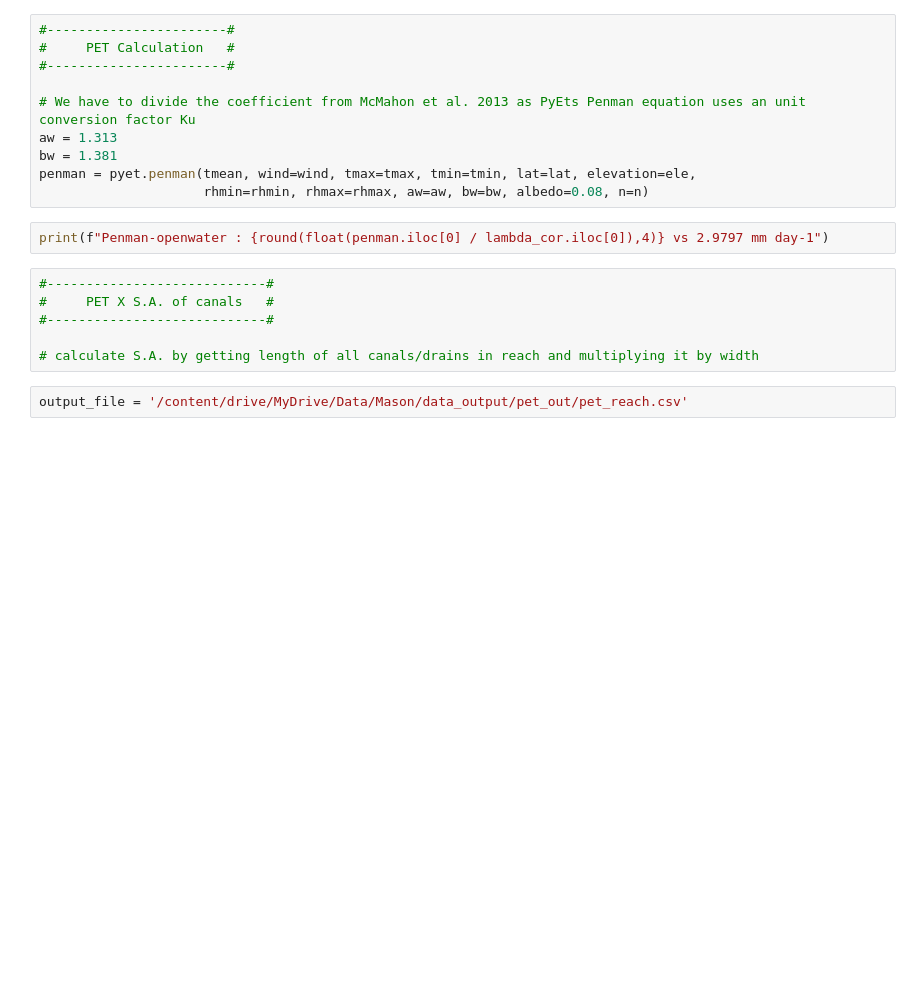
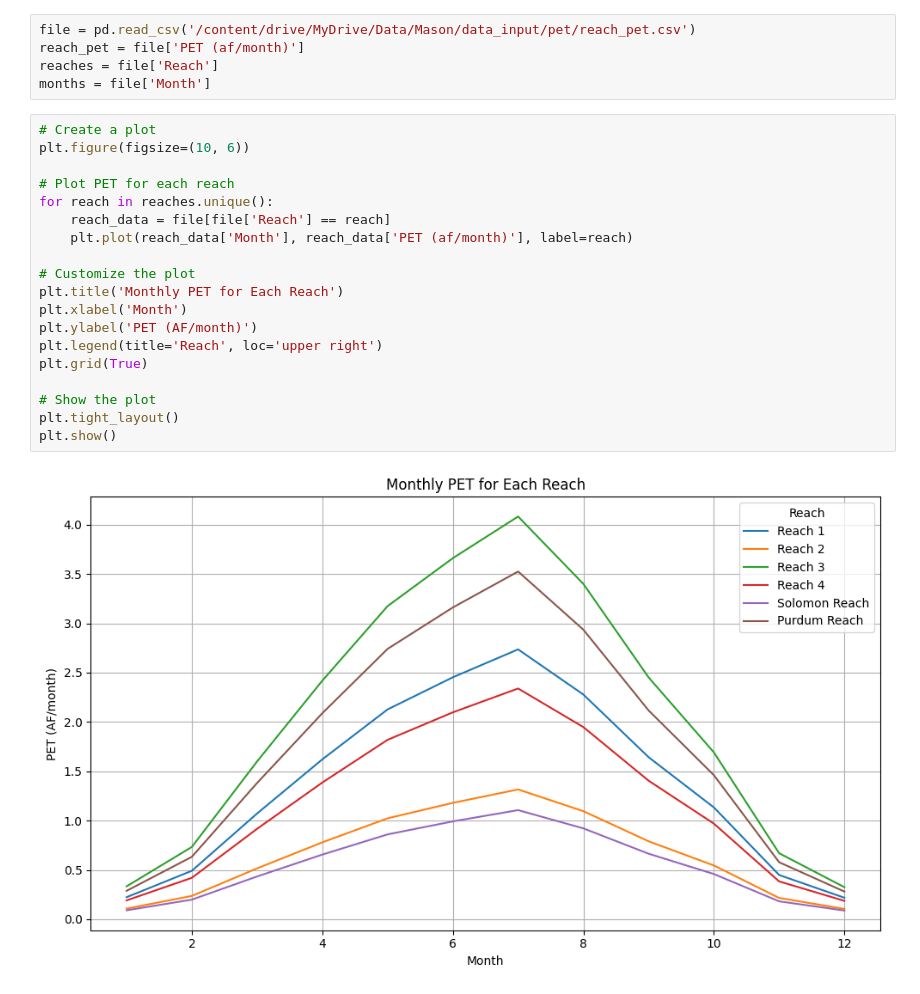
Before and after one commit to carlibeisel/mason_water_budget, a Jupyter notebook: reach_pet.ipynb, the cells around one changed output. Cells and saved outputs as stored; diff of their text form; blank space fills up the shorter version.

```diff
--- a/reach_pet.ipynb
+++ b/reach_pet.ipynb
@@ -52,20 +24,26 @@ lambda_cor = lambda1 / lambda0
-# %%
-#-----------------------#
-#     PET Calculation   #
-#-----------------------#
-
-# We have to divide the coefficient from McMahon et al. 2013 as PyEts Penman equation uses an unit conversion factor Ku
-aw = 1.313
-bw = 1.381
-penman = pyet.penman(tmean, wind=wind, tmax=tmax, tmin=tmin, lat=lat, elevation=ele,
-                     rhmin=rhmin, rhmax=rhmax, aw=aw, bw=bw, albedo=0.08, n=n)
-# %%
-print(f"Penman-openwater : {round(float(penman.iloc[0] / lambda_cor.iloc[0]),4)} vs 2.9797 mm day-1")
-# %%
-#----------------------------#
-#     PET X S.A. of canals   #
-#----------------------------#
-
-# calculate S.A. by getting length of all canals/drains in reach and multiplying it by width
-# %%
-output_file = '/content/drive/MyDrive/Data/Mason/data_output/pet_out/pet_reach.csv'
+# %%
+file = pd.read_csv('/content/drive/MyDrive/Data/Mason/data_input/pet/reach_pet.csv')
+reach_pet = file['PET (af/month)']
+reaches = file['Reach']
+months = file['Month']
+# %%
+# Create a plot
+plt.figure(figsize=(10, 6))
+
+# Plot PET for each reach
+for reach in reaches.unique():
+    reach_data = file[file['Reach'] == reach]
+    plt.plot(reach_data['Month'], reach_data['PET (af/month)'], label=reach)
+
+# Customize the plot
+plt.title('Monthly PET for Each Reach')
+plt.xlabel('Month')
+plt.ylabel('PET (AF/month)')
+plt.legend(title='Reach', loc='upper right')
+plt.grid(True)
+
+# Show the plot
+plt.tight_layout()
+plt.show()
+# %% [output]
+[figure, added]
```
Also changed, not shown: parts of 5 cells of this notebook.
